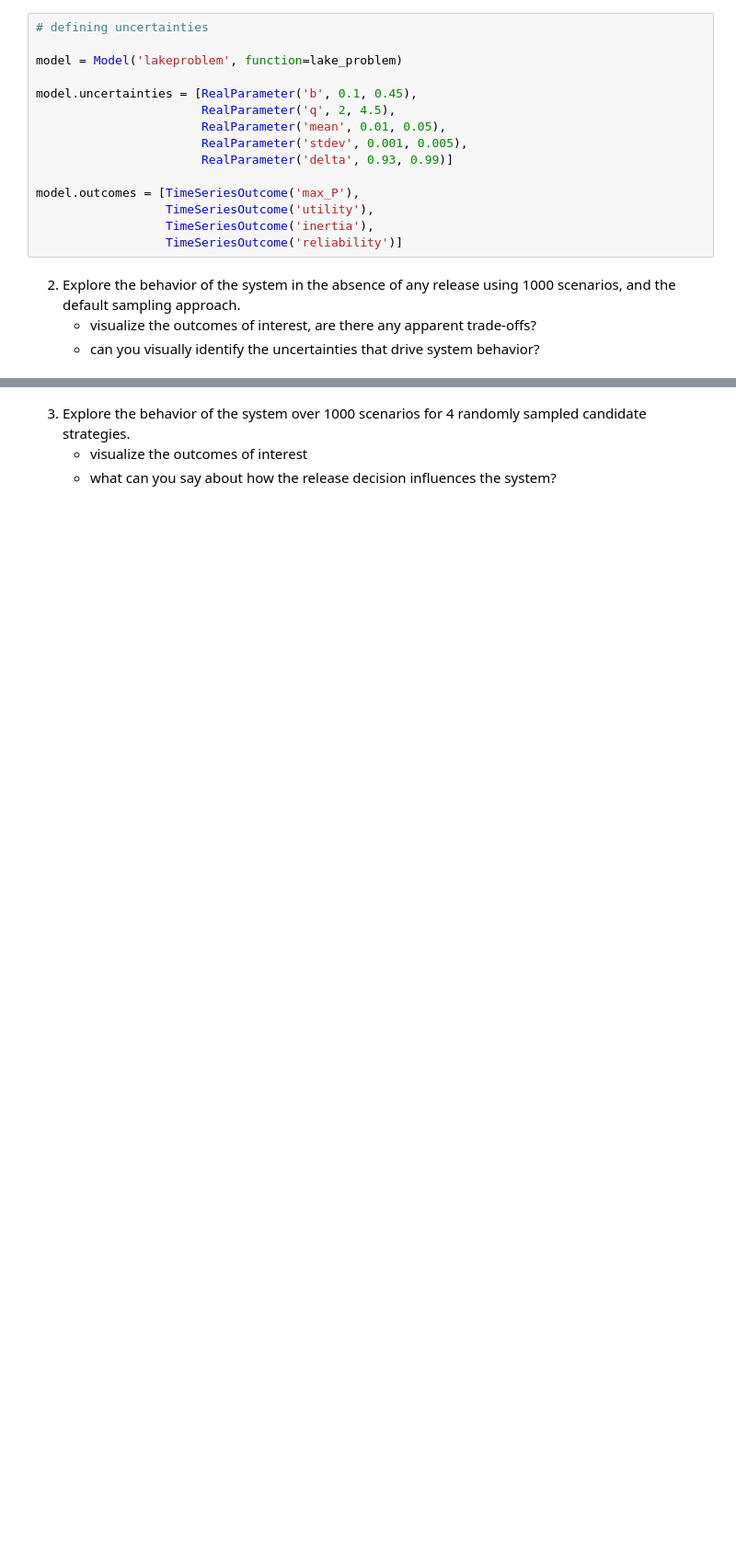
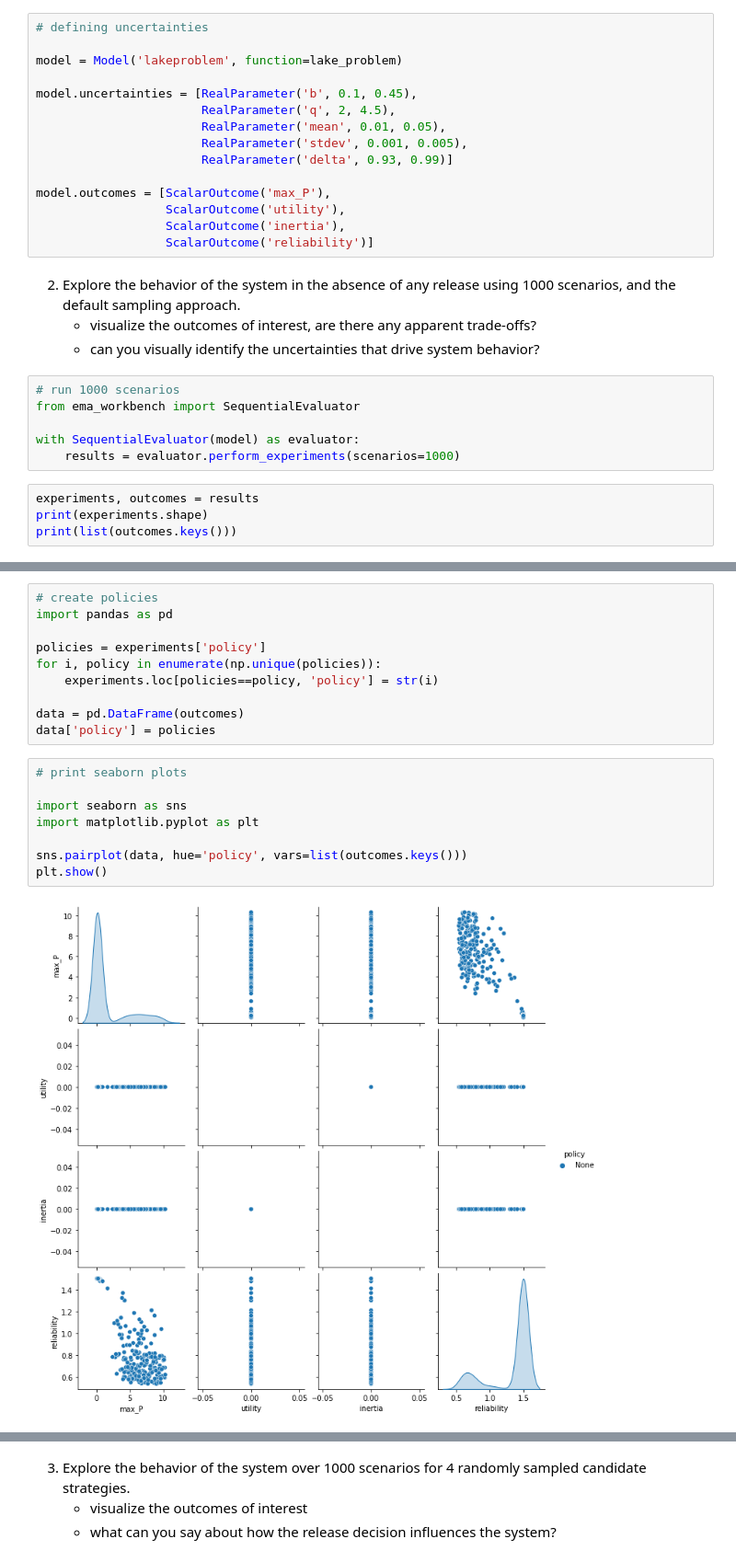
Before and after one commit to pattanyj/EPA1361_assignments, a Jupyter notebook: Week 1-2 - general intro to exploratory modelling/assignment 2 - lakemodel.ipynb, the cells around one changed output, grey strips where cells are left out. Shown at 92% size. Drawn from its saved outputs; the diff is of its cells as text; blank space fills up the shorter version.

```diff
--- a/Week 1-2 - general intro to exploratory modelling/assignment 2 - lakemodel.ipynb
+++ b/Week 1-2 - general intro to exploratory modelling/assignment 2 - lakemodel.ipynb
@@ -148,11 +153,21 @@ model.uncertainties = [RealParameter('b', 0.1, 0.45),
                        RealParameter('stdev', 0.001, 0.005),
                        RealParameter('delta', 0.93, 0.99)]
 
-model.outcomes = [TimeSeriesOutcome('max_P'),
-                  TimeSeriesOutcome('utility'),
-                  TimeSeriesOutcome('inertia'),
-                  TimeSeriesOutcome('reliability')]
+model.outcomes = [ScalarOutcome('max_P'),
+                  ScalarOutcome('utility'),
+                  ScalarOutcome('inertia'),
+                  ScalarOutcome('reliability')]
 # %% [markdown]
 2. Explore the behavior of the system in the absence of any release using 1000 scenarios, and the default sampling approach.
     * visualize the outcomes of interest, are there any apparent trade-offs?
     * can you visually identify the uncertainties that drive system behavior?
+# %%
+# run 1000 scenarios
+from ema_workbench import SequentialEvaluator
+
+with SequentialEvaluator(model) as evaluator:
+    results = evaluator.perform_experiments(scenarios=1000)
+# %%
+experiments, outcomes = results
+print(experiments.shape)
+print(list(outcomes.keys()))
@@ -158,0 +177,20 @@ model.outcomes = [TimeSeriesOutcome('max_P'),
+# %%
+# create policies
+import pandas as pd
+
+policies = experiments['policy']
+for i, policy in enumerate(np.unique(policies)):
+    experiments.loc[policies==policy, 'policy'] = str(i)
+
+data = pd.DataFrame(outcomes)
+data['policy'] = policies
+# %%
+# print seaborn plots
+
+import seaborn as sns
+import matplotlib.pyplot as plt
+
+sns.pairplot(data, hue='policy', vars=list(outcomes.keys()))
+plt.show()
+# %% [output]
+[figure, added]
```
Also changed, not shown: parts of 5 cells of this notebook, 1 other file.
